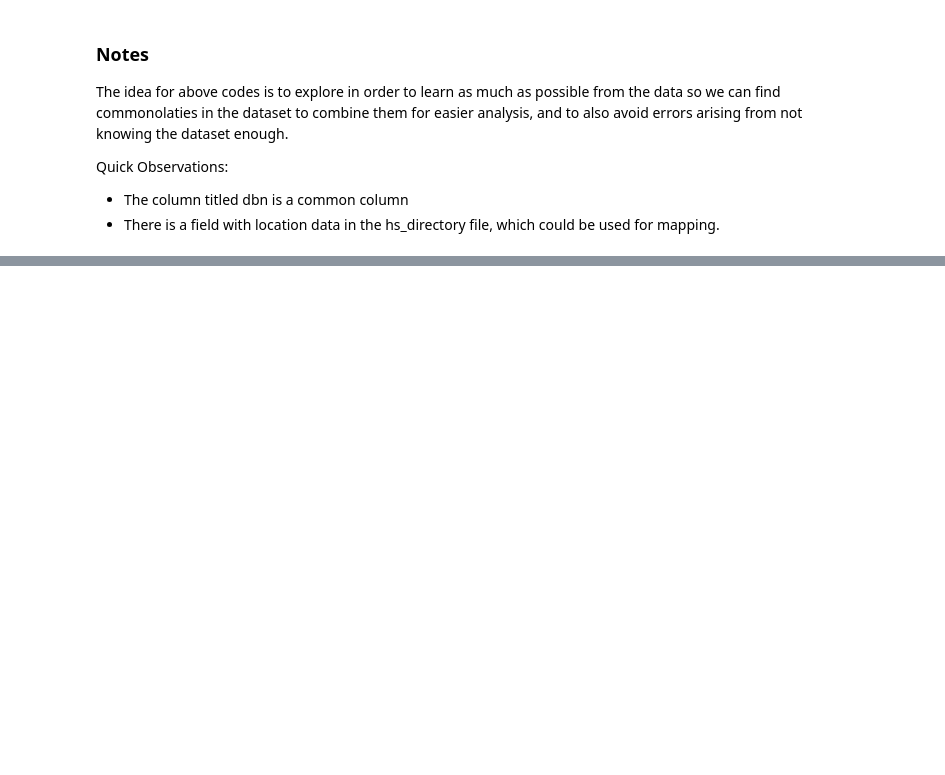
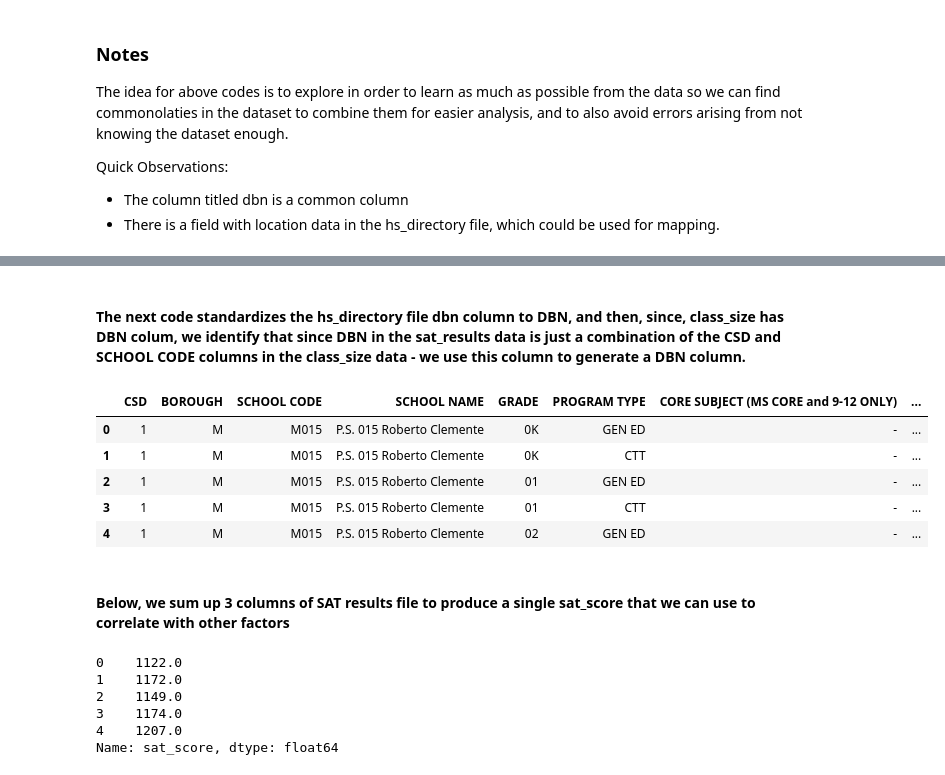
Before and after one commit to dool/py-data-drills, a Jupyter notebook: NYC_SAT_Scores/Data_Cleaning_Exploration_NYC_SAT_Scores.ipynb, the cells around one changed output, grey strips where cells are left out. Saved outputs shown, nothing was run; the diff lists cells and outputs as text; code cells hidden in the pictures; blank space fills up the shorter version.

Commit message:
Cleaned data & various data files is now ready for merging

```diff
--- a/NYC_SAT_Scores/Data_Cleaning_Exploration_NYC_SAT_Scores.ipynb
+++ b/NYC_SAT_Scores/Data_Cleaning_Exploration_NYC_SAT_Scores.ipynb
@@ -54,0 +57,6 @@ Quick Observations:
+# %%
+all_survey = pd.read_csv("data/survey_all.txt", delimiter="\t", encoding="windows-1252")
+all_survey.head(2)
+survey_d75 = pd.read_csv("data/survey_d75.txt", delimiter="\t", encoding="windows-1252")
+survey = pd.concat([all_survey, survey_d75], axis=0)
+survey.head(2)
@@ -54,0 +68,9 @@ Quick Observations:
+# %%
+survey["DBN"] = survey["dbn"]
+# %%
+cols = ["DBN", "rr_s", "rr_t", "rr_p", "N_s", "N_t", "N_p", "saf_p_11", "com_p_11", "eng_p_11", "aca_p_11", "saf_t_11", "com_t_11", "eng_t_11", "aca_t_11", "saf_s_11", "com_s_11", "eng_s_11", "aca_s_11", "saf_tot_11", "com_tot_11", "eng_tot_11", "aca_tot_11"]
+
+survey = survey[cols]
+
+data["survey"] = survey
+data["survey"].info()
@@ -54,0 +95,38 @@ Quick Observations:
+# %% [markdown]
+#### The next code standardizes the hs_directory file dbn column to DBN, and then, since, class_size has DBN colum, we identify that since DBN in the sat_results data is just a combination of the CSD and SCHOOL CODE columns in the class_size data - we use this column to generate a DBN column.
+# %%
+data["hs_directory"]["DBN"] = data["hs_directory"]["dbn"]
+
+def pad_csd(num):
+    num_str = str(num)
+    if len(num_str) > 1:
+        return num_str
+    else:
+        return num_str.zfill(2)
+
+data["class_size"]["padded_csd"] = data["class_size"]["CSD"].apply(pad_csd)
+data["class_size"]["DBN"] = data['class_size']["padded_csd"] + data["class_size"]['SCHOOL CODE']
+data["class_size"].head()
+# %% [output]
+|  | CSD | BOROUGH | SCHOOL CODE | SCHOOL NAME | GRADE | PROGRAM TYPE | CORE SUBJECT (MS CORE and 9-12 ONLY) | ... |
+| 0 | 1 | M | M015 | P.S. 015 Roberto Clemente | 0K | GEN ED | - | ... |
+| 1 | 1 | M | M015 | P.S. 015 Roberto Clemente | 0K | CTT | - | ... |
+| 2 | 1 | M | M015 | P.S. 015 Roberto Clemente | 01 | GEN ED | - | ... |
+| 3 | 1 | M | M015 | P.S. 015 Roberto Clemente | 01 | CTT | - | ... |
+| 4 | 1 | M | M015 | P.S. 015 Roberto Clemente | 02 | GEN ED | - | ... |
+# %% [markdown]
+#### Below, we sum up 3 columns of SAT results file to produce a single sat_score that we can use to correlate with other factors
+# %%
+cols = ["SAT Math Avg. Score", "SAT Critical Reading Avg. Score", "SAT Writing Avg. Score"]
+for col in cols:
+   data["sat_results"][col] = pd.to_numeric(data["sat_results"][col], errors="coerce")
+
+data["sat_results"]["sat_score"] = data["sat_results"][cols[0]] + data["sat_results"][cols[1]] + data["sat_results"][cols[2]]
+data["sat_results"]["sat_score"].head()
+# %% [output]
+0    1122.0
+1    1172.0
+2    1149.0
+3    1174.0
+4    1207.0
+Name: sat_score, dtype: float64
```
Also changed, not shown: parts of 9 cells of this notebook, 2 other files.
